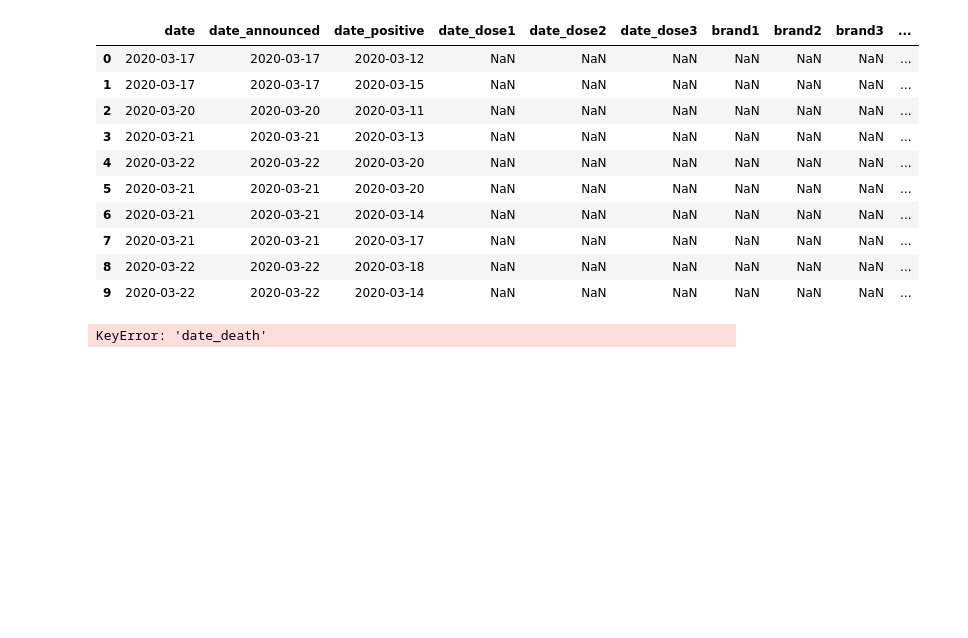
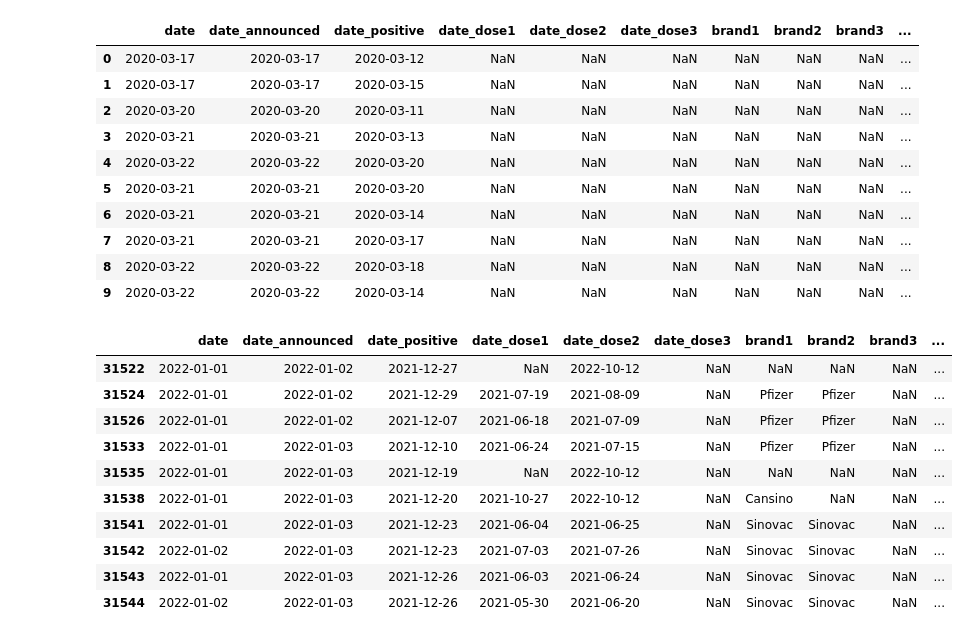
Before and after one commit to weichunnn/covid-analysis, a Jupyter notebook: data/notebooks/deaths_breakthrough.ipynb, the cells around one changed output. Drawn from its saved outputs; the diff is of its cells as text; code cells hidden in the pictures; blank space fills up the shorter version.

```diff
--- a/data/notebooks/deaths_breakthrough.ipynb
+++ b/data/notebooks/deaths_breakthrough.ipynb
@@ -22,18 +22,27 @@ df.head(10)
 # %%
 # wrangle relevant date columns
 # subset the df to only include data from 2022
 df['date'] = pd.to_datetime(df['date'])
 df['date'] = df['date'].dt.date
 df = df[df['date'] >= date(2022, 1, 1)]
-df['date'] = df['date'].astype(str)
 
 df.date = pd.to_datetime(df.date, errors='coerce').dt.date
 df.date_positive = pd.to_datetime(df.date_positive, errors='coerce').dt.date
 assert len(df[df.date.isnull()]) == len(df[df.date_positive.isnull()]) == 0
 df.date_dose2 = pd.to_datetime(df.date_dose2, errors='coerce').dt.date
 
 # fill blank dates for computation of full vax
 df.date_dose2 = df.date_dose2.fillna(date.today()+timedelta(1))
 df.head(10)
 # %% [output]
-KeyError: 'date_death'
+|  | date | date_announced | date_positive | date_dose1 | date_dose2 | date_dose3 | brand1 | brand2 | brand3 | ... |
+| 31522 | 2022-01-01 | 2022-01-02 | 2021-12-27 | NaN | 2022-10-12 | NaN | NaN | NaN | NaN | ... |
+| 31524 | 2022-01-01 | 2022-01-02 | 2021-12-29 | 2021-07-19 | 2021-08-09 | NaN | Pfizer | Pfizer | NaN | ... |
+| 31526 | 2022-01-01 | 2022-01-02 | 2021-12-07 | 2021-06-18 | 2021-07-09 | NaN | Pfizer | Pfizer | NaN | ... |
+| 31533 | 2022-01-01 | 2022-01-03 | 2021-12-10 | 2021-06-24 | 2021-07-15 | NaN | Pfizer | Pfizer | NaN | ... |
+| 31535 | 2022-01-01 | 2022-01-03 | 2021-12-19 | NaN | 2022-10-12 | NaN | NaN | NaN | NaN | ... |
+| 31538 | 2022-01-01 | 2022-01-03 | 2021-12-20 | 2021-10-27 | 2022-10-12 | NaN | Cansino | NaN | NaN | ... |
+| 31541 | 2022-01-01 | 2022-01-03 | 2021-12-23 | 2021-06-04 | 2021-06-25 | NaN | Sinovac | Sinovac | NaN | ... |
+| 31542 | 2022-01-02 | 2022-01-03 | 2021-12-23 | 2021-07-03 | 2021-07-26 | NaN | Sinovac | Sinovac | NaN | ... |
+| 31543 | 2022-01-01 | 2022-01-03 | 2021-12-26 | 2021-06-03 | 2021-06-24 | NaN | Sinovac | Sinovac | NaN | ... |
+| 31544 | 2022-01-02 | 2022-01-03 | 2021-12-26 | 2021-05-30 | 2021-06-20 | NaN | Sinovac | Sinovac | NaN | ... |
```
Also changed, not shown: parts of 3 cells of this notebook, 3 other files.
